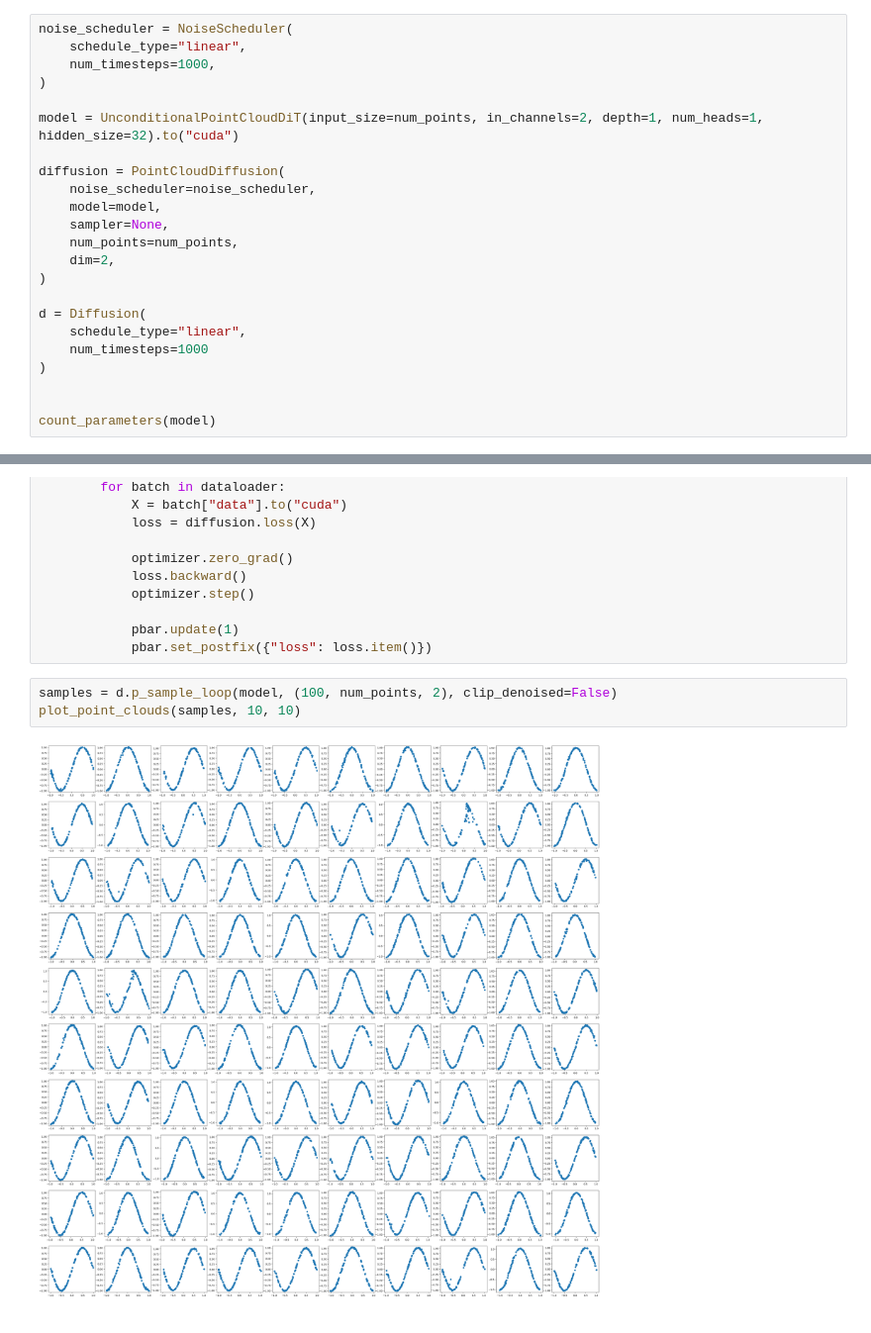
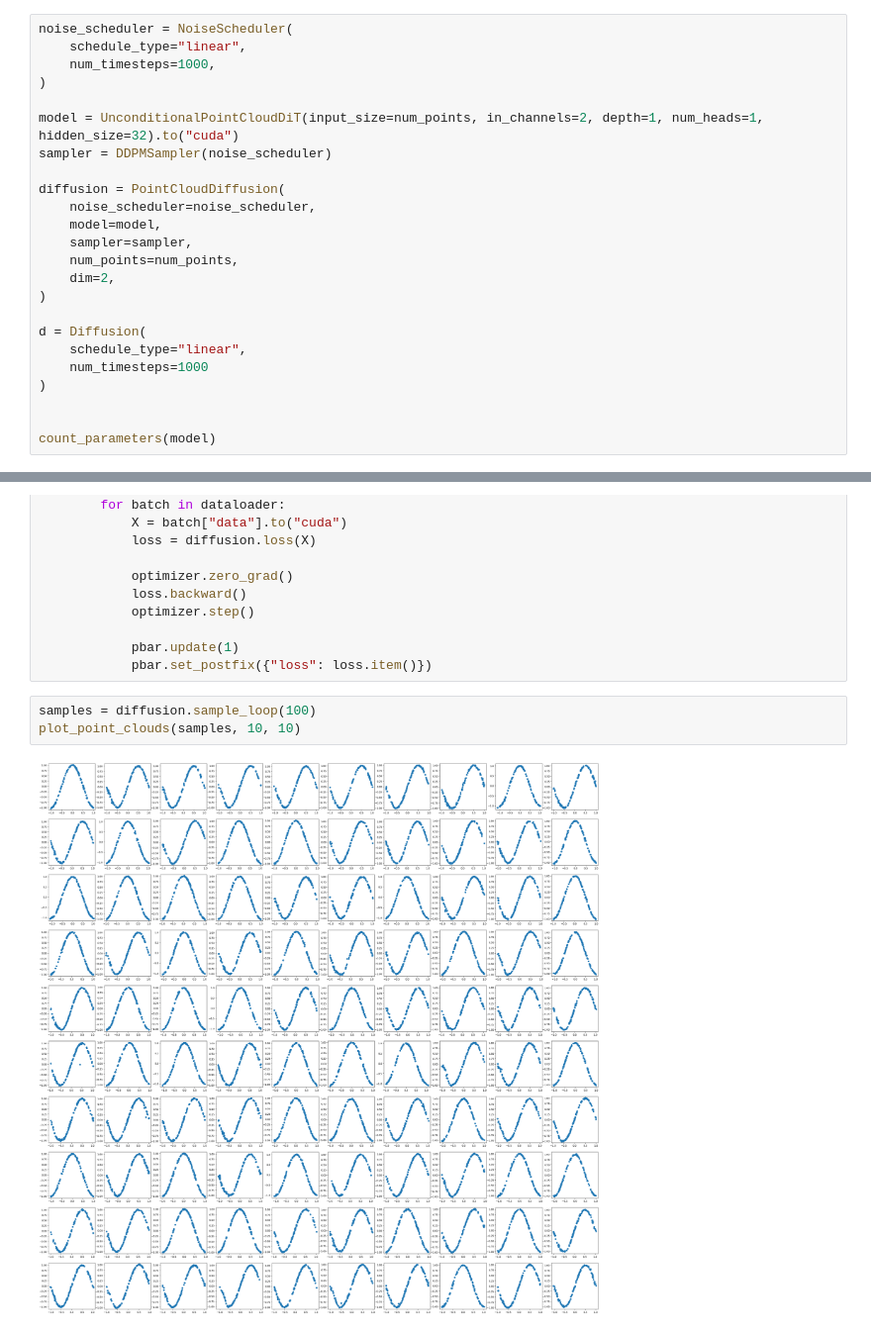
Before and after one commit to minii-ai/tiny-text-to-3d, a Jupyter notebook: test copy 2.ipynb, the cells around one changed output, grey strips where cells are left out. Shown at 99% size. Cells and saved outputs as stored; diff of their text form.

Commit message:
ddpm sampler

```diff
--- a/test copy 2.ipynb
+++ b/test copy 2.ipynb
@@ -56,11 +57,12 @@ noise_scheduler = NoiseScheduler(
 )
 
 model = UnconditionalPointCloudDiT(input_size=num_points, in_channels=2, depth=1, num_heads=1, hidden_size=32).to("cuda")
+sampler = DDPMSampler(noise_scheduler)
 
 diffusion = PointCloudDiffusion(
     noise_scheduler=noise_scheduler,
     model=model,
-    sampler=None,
+    sampler=sampler,
     num_points=num_points,
     dim=2,
 )
@@ -95,7 +97,7 @@ with tqdm(total=num_epochs * len(dataloader)) as pbar:
             pbar.update(1)
             pbar.set_postfix({"loss": loss.item()})
 # %%
-samples = d.p_sample_loop(model, (100, num_points, 2), clip_denoised=False)
+samples = diffusion.sample_loop(100)
 plot_point_clouds(samples, 10, 10)
 # %% [output]
-[figure, old version]
+[figure, new version]
```
Also changed, not shown: parts of 1 cell of this notebook, 6 other files.
